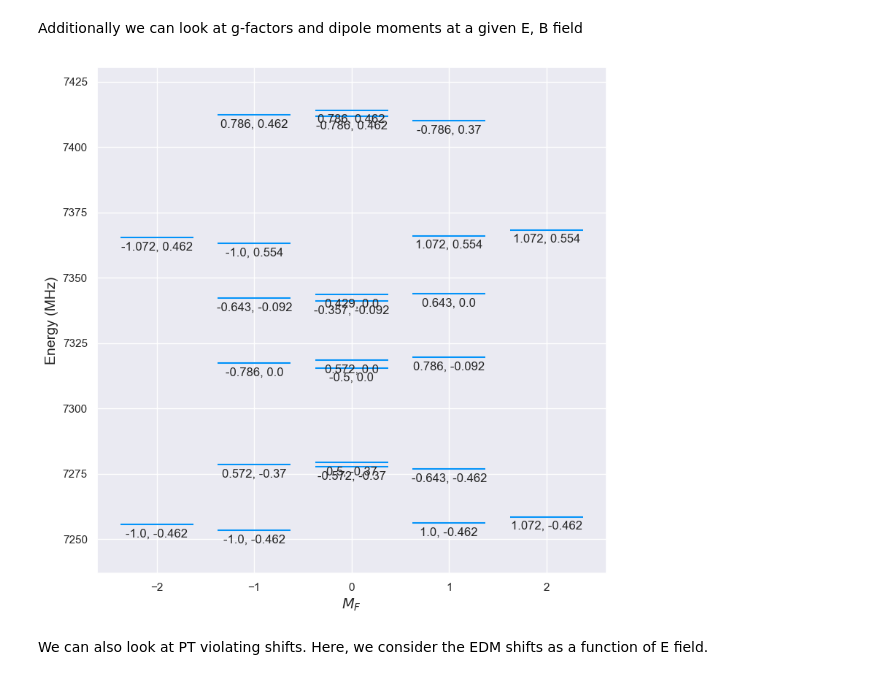
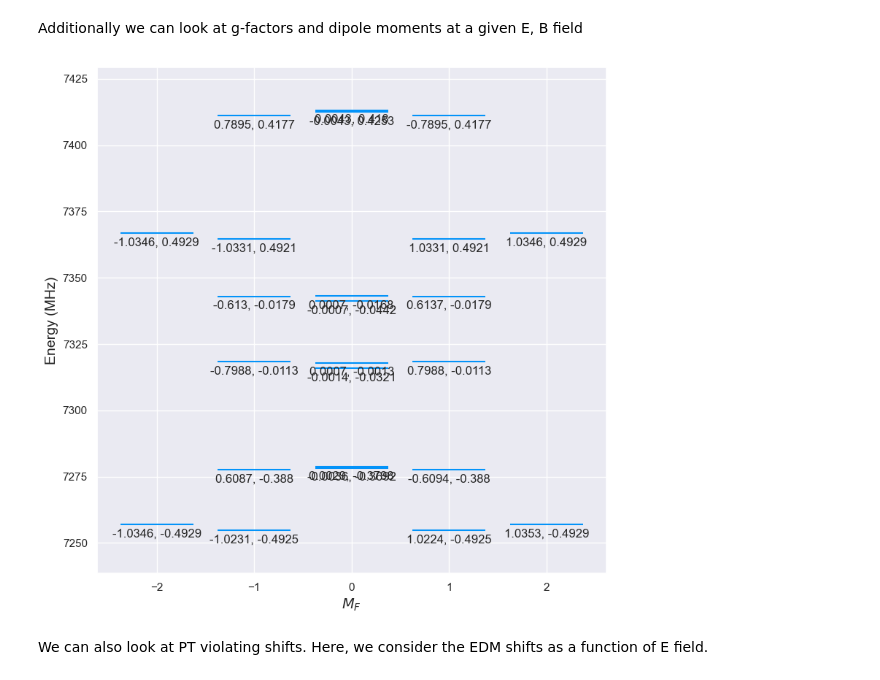
Before and after one commit to munozariasjm/Molecule-Structure, a Jupyter notebook: YbOH_Calcs_Tutorial.ipynb, the cells around one changed output. Saved outputs shown, nothing was run; the diff lists cells and outputs as text; code cells hidden in the pictures.

```diff
--- a/YbOH_Calcs_Tutorial.ipynb
+++ b/YbOH_Calcs_Tutorial.ipynb
@@ -210,9 +234,9 @@ X010_174.display_levels(0,1e-8,'F',label_q=[q for q in X010_174.q_str if q!='K']
 # %% [markdown]
 Additionally we can look at g-factors and dipole moments at a given E, B field
 # %%
-X010_174.display_g_D_eff(100,1,Estep=1e-5,Bstep=1e-5,round=3);
+X010_174.display_g_D_eff(100,1e-3,Estep=1e-1,Bstep=1e-3,round=4);
 # %% [output]
-[figure, old version]
+[figure, new version]
 # %% [markdown]
 We can also look at PT violating shifts. Here, we consider the EDM shifts as a function of E field.
 # %%
```
Also changed, not shown: parts of 10 cells of this notebook.
